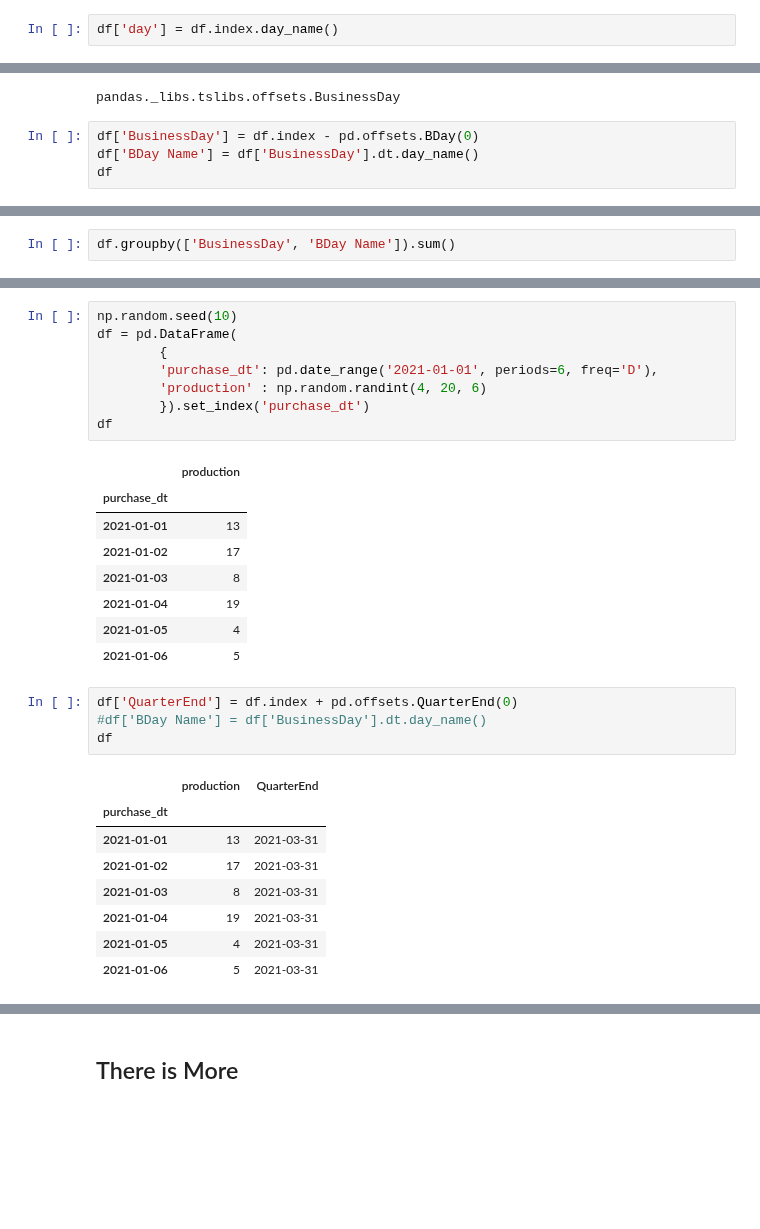
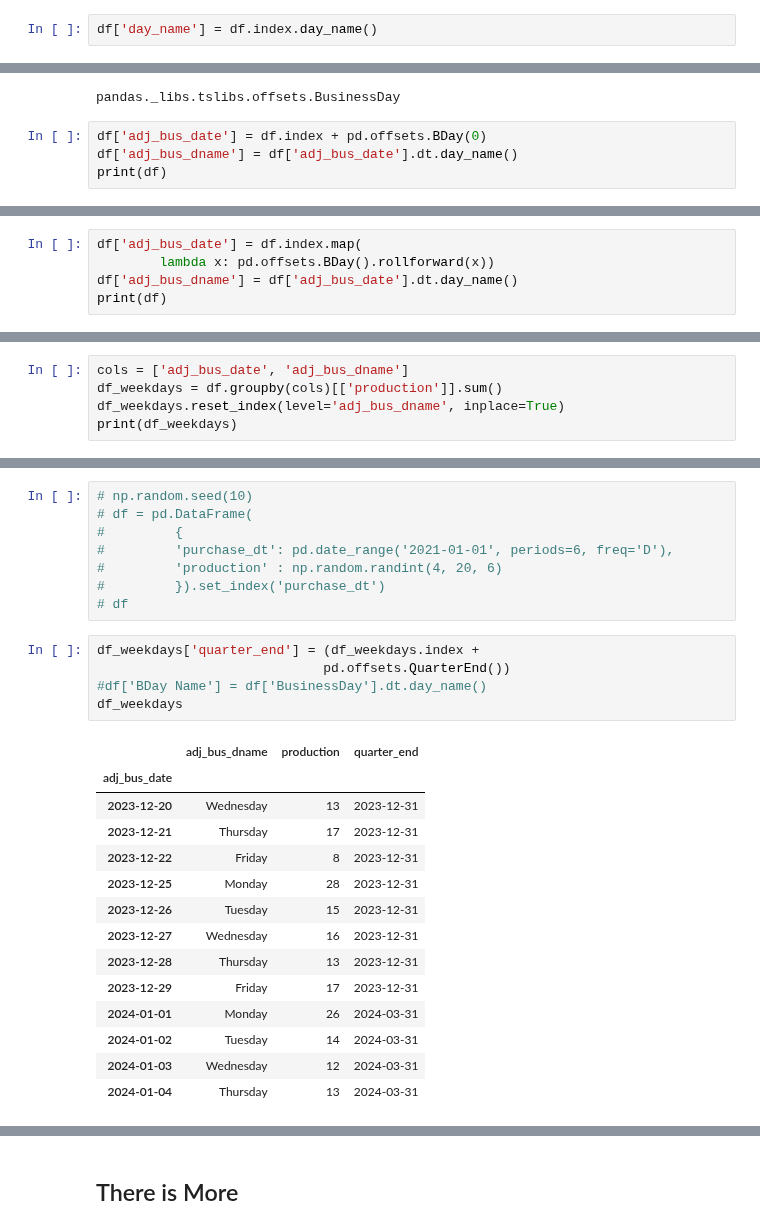
Before and after one commit to PacktPublishing/Time-Series-Analysis-with-Python-Cookbook-Second-Edition, a Jupyter notebook: code/Ch6/Chapter 6.ipynb, the cells around one changed output, grey strips where cells are left out. Drawn from its saved outputs; the diff is of its cells as text; blank space fills up the shorter version.

```diff
--- a/code/Ch6/Chapter 6.ipynb
+++ b/code/Ch6/Chapter 6.ipynb
@@ -991,3 +1191,3 @@ df
 # %%
-df['day'] = df.index.day_name()
+df['day_name'] = df.index.day_name()
 # %%
@@ -1017,7 +1218,7 @@ type(pd.offsets.BDay(0))
 # %% [output]
 pandas._libs.tslibs.offsets.BusinessDay
 # %%
-df['BusinessDay'] = df.index - pd.offsets.BDay(0)
-df['BDay Name'] = df['BusinessDay'].dt.day_name()
-df
+df['adj_bus_date'] = df.index + pd.offsets.BDay(0)
+df['adj_bus_dname'] = df['adj_bus_date'].dt.day_name()
+print(df)
 # %% [output]
@@ -1031,0 +1243,5 @@ df
+# %%
+df['adj_bus_date'] = df.index.map(
+        lambda x: pd.offsets.BDay().rollforward(x))
+df['adj_bus_dname'] = df['adj_bus_date'].dt.day_name()
+print(df)
@@ -1032,3 +1267,6 @@ df
 # %%
-df.groupby(['BusinessDay', 'BDay Name']).sum()
+cols = ['adj_bus_date', 'adj_bus_dname']
+df_weekdays = df.groupby(cols)[['production']].sum()
+df_weekdays.reset_index(level='adj_bus_dname', inplace=True)
+print(df_weekdays)
 # %% [output]
@@ -1046,31 +1290,29 @@ df.groupby(['BusinessDay', 'BDay Name']).sum().plot.bar(rot=45)
 # %%
-np.random.seed(10)
-df = pd.DataFrame(
-        {
-        'purchase_dt': pd.date_range('2021-01-01', periods=6, freq='D'),
-        'production' : np.random.randint(4, 20, 6)
-        }).set_index('purchase_dt')
-df
+# np.random.seed(10)
+# df = pd.DataFrame(
+#         {
+#         'purchase_dt': pd.date_range('2021-01-01', periods=6, freq='D'),
+#         'production' : np.random.randint(4, 20, 6)
+#         }).set_index('purchase_dt')
+# df
-# %% [output]
-|  | production |
-| purchase_dt |  |
-| 2021-01-01 | 13 |
-| 2021-01-02 | 17 |
-| 2021-01-03 | 8 |
-| 2021-01-04 | 19 |
-| 2021-01-05 | 4 |
-| 2021-01-06 | 5 |
 # %%
-df['QuarterEnd'] = df.index + pd.offsets.QuarterEnd(0)
+df_weekdays['quarter_end'] = (df_weekdays.index +
+                             pd.offsets.QuarterEnd())
 #df['BDay Name'] = df['BusinessDay'].dt.day_name()
-df
+df_weekdays
 # %% [output]
-|  | production | QuarterEnd |
-| purchase_dt |  |  |
-| 2021-01-01 | 13 | 2021-03-31 |
-| 2021-01-02 | 17 | 2021-03-31 |
-| 2021-01-03 | 8 | 2021-03-31 |
-| 2021-01-04 | 19 | 2021-03-31 |
-| 2021-01-05 | 4 | 2021-03-31 |
-| 2021-01-06 | 5 | 2021-03-31 |
+|  | adj_bus_dname | production | quarter_end |
+| adj_bus_date |  |  |  |
+| 2023-12-20 | Wednesday | 13 | 2023-12-31 |
+| 2023-12-21 | Thursday | 17 | 2023-12-31 |
+| 2023-12-22 | Friday | 8 | 2023-12-31 |
+| 2023-12-25 | Monday | 28 | 2023-12-31 |
+| 2023-12-26 | Tuesday | 15 | 2023-12-31 |
+| 2023-12-27 | Wednesday | 16 | 2023-12-31 |
+| 2023-12-28 | Thursday | 13 | 2023-12-31 |
+| 2023-12-29 | Friday | 17 | 2023-12-31 |
+| 2024-01-01 | Monday | 26 | 2024-03-31 |
+| 2024-01-02 | Tuesday | 14 | 2024-03-31 |
+| 2024-01-03 | Wednesday | 12 | 2024-03-31 |
+| 2024-01-04 | Thursday | 13 | 2024-03-31 |
 # %%
```
Also changed, not shown: parts of 154 cells of this notebook.
